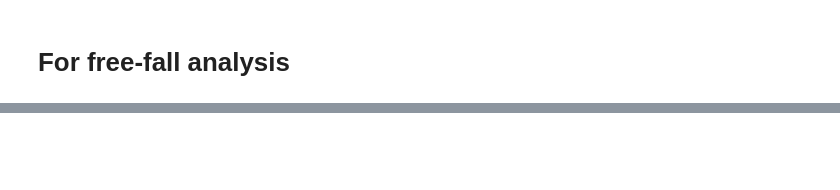
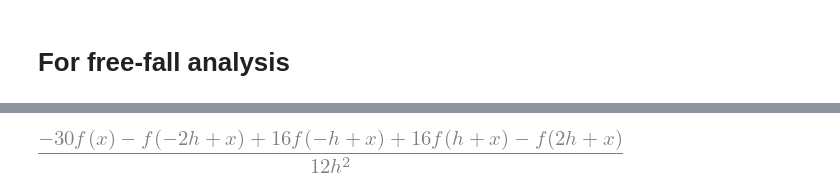
Before and after one commit to rwhitehill/CompPhys22_Spring2022, a Jupyter notebook: Final/theory.ipynb, the cells around one changed output, grey strips where cells are left out. Cells and saved outputs as stored; diff of their text form; code cells hidden in the pictures; blank space fills up the shorter version.

```diff
--- a/Final/theory.ipynb
+++ b/Final/theory.ipynb
@@ -50,0 +154,14 @@ params
+# %%
+stuff = 0
+for i in range(len(sol)):
+    stuff += sol[a[i]]*f(x+(i-2)*h)
+stuff = stuff.together()/h**2
+display(stuff)
+# stuff = sol[a[0]]f(x-2*h),h,n=5).removeO()
+# stuff += sol[a[1]]*sp.series(f(x-h),h,n=5).removeO()
+# stuff += sol[a[2]]*f(x)
+# stuff += sol[a[3]]*sp.series(f(x+h),h,n=5).removeO()
+# stuff += sol[a[4]]*sp.series(f(x+2*h),h,n=5).removeO()
+# stuff = stuff.expand().factor(h)
+# %% [output]
+[figure, added]
```
Also changed, not shown: parts of 12 cells of this notebook, 2 other files.
